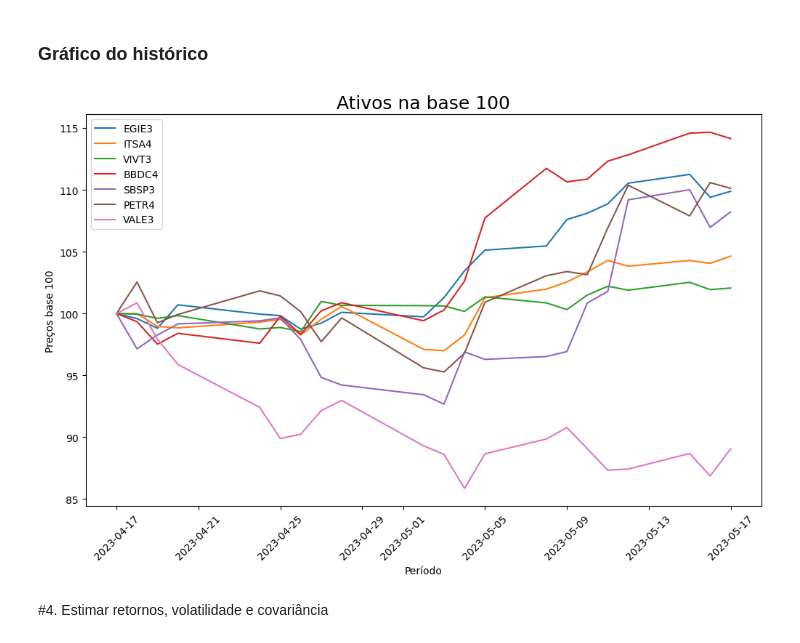
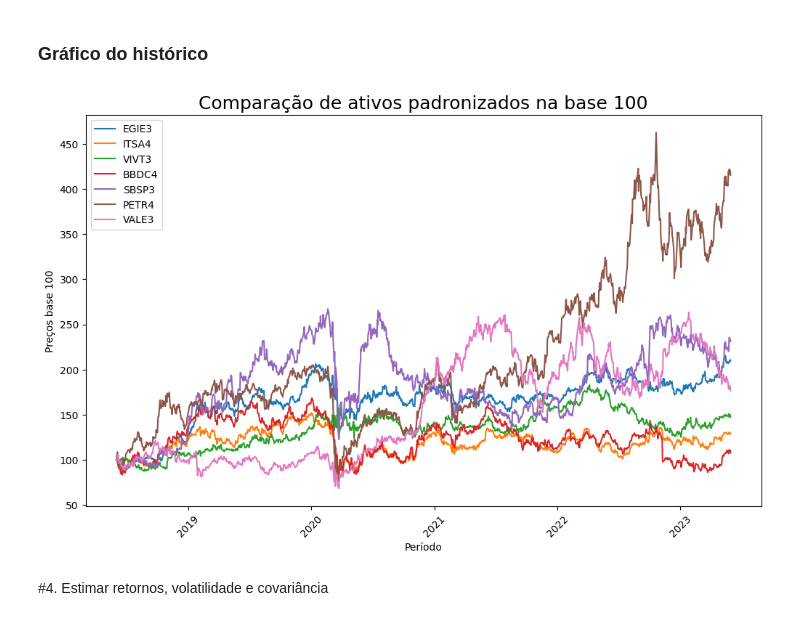
Before and after one commit to Schiessl/AgoraVAI, a Jupyter notebook: Markowitz_Teoria_Moderna_de_Portfolio.ipynb, the cells around one changed output. Cells and saved outputs as stored; diff of their text form; code cells hidden in the pictures.

```diff
--- a/Markowitz_Teoria_Moderna_de_Portfolio.ipynb
+++ b/Markowitz_Teoria_Moderna_de_Portfolio.ipynb
@@ -79,7 +80,10 @@ precos = pd.DataFrame()
 
 for i in tickers:
   ticker = yf.Ticker(i)
-  precos[i] = ticker.history()["Close"]
+  precos[i] = ticker.history(start=date_start, end=date_today)["Close"]
+
+# precos.index = pd.to_datetime(precos.index).strftime("%Y-%m-%d")
+# precos
 # %% [markdown]
 ###Renomeando colunas
 # %%
@@ -101,18 +105,18 @@ preco_100 = (precos/precos.iloc[0]*100) # trava no primeiro registro da série
 # %%
 df = preco_100
 fig, ax = plt.subplots(figsize=[12, 7])
 
 for col in df.columns:
   plt.plot(df[col], label=col) # label com a coluna do dataframe
 
 plt.xticks(rotation=45)
-ax.set_title('Ativos na base 100', fontsize=18)
+ax.set_title('Comparação de ativos padronizados na base 100', fontsize=18)
 ax.set_xlabel('Período')
 ax.set_ylabel('Preços base 100')
 plt.legend()
 plt.show()
 # %% [output]
-[figure, old version]
+[figure, new version]
 # %% [markdown]
 #4. Estimar retornos, volatilidade e covariância
 # %% [markdown]
```
Also changed, not shown: parts of 22 cells of this notebook.
